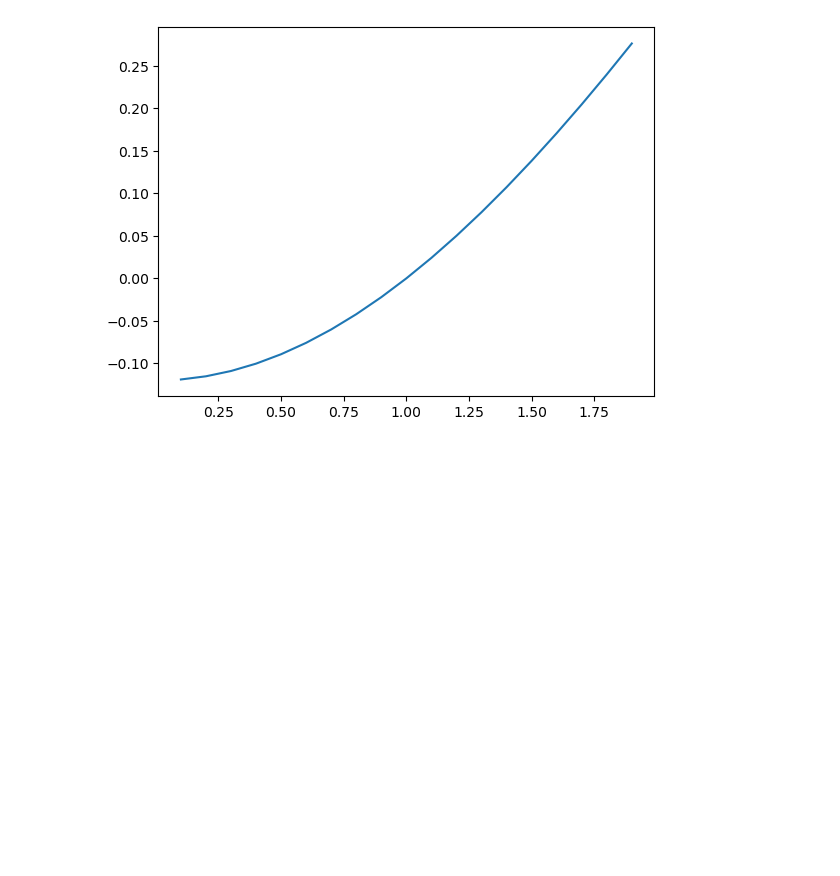
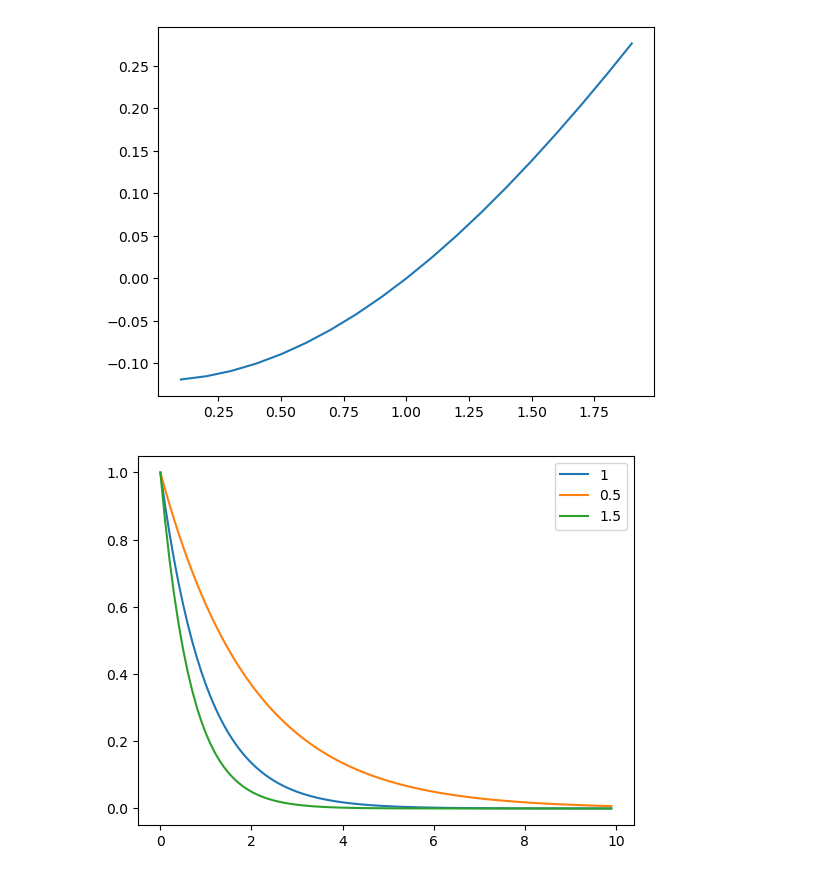
Before and after one commit to abbarreto/qiskit3, a Jupyter notebook: 06_Jarzynski.ipynb, the cells around one changed output. Saved outputs shown, nothing was run; the diff lists cells and outputs as text; code cells hidden in the pictures; blank space fills up the shorter version.

```diff
--- a/06_Jarzynski.ipynb
+++ b/06_Jarzynski.ipynb
@@ -171,3 +171,15 @@ plt.plot(x,y)
 plt.show()
 # %% [output]
 [figure]
+# %%
+x = np.arange(0,10,0.1) # x = hb*omega, kT=1
+y1 = np.exp(-x) # dtau/dt = 1
+y2 = np.exp(-0.5*x) # dtau/dt = 0.5
+y3 = np.exp(-1.5*x) # dtau/dt = 1.5
+plt.plot(x,y1,label='1')
+plt.plot(x,y2,label='0.5')
+plt.plot(x,y3,label='1.5')
+plt.legend()
+plt.show()
+# %% [output]
+[figure, added]
```
Also changed, not shown: parts of 1 cell of this notebook.
